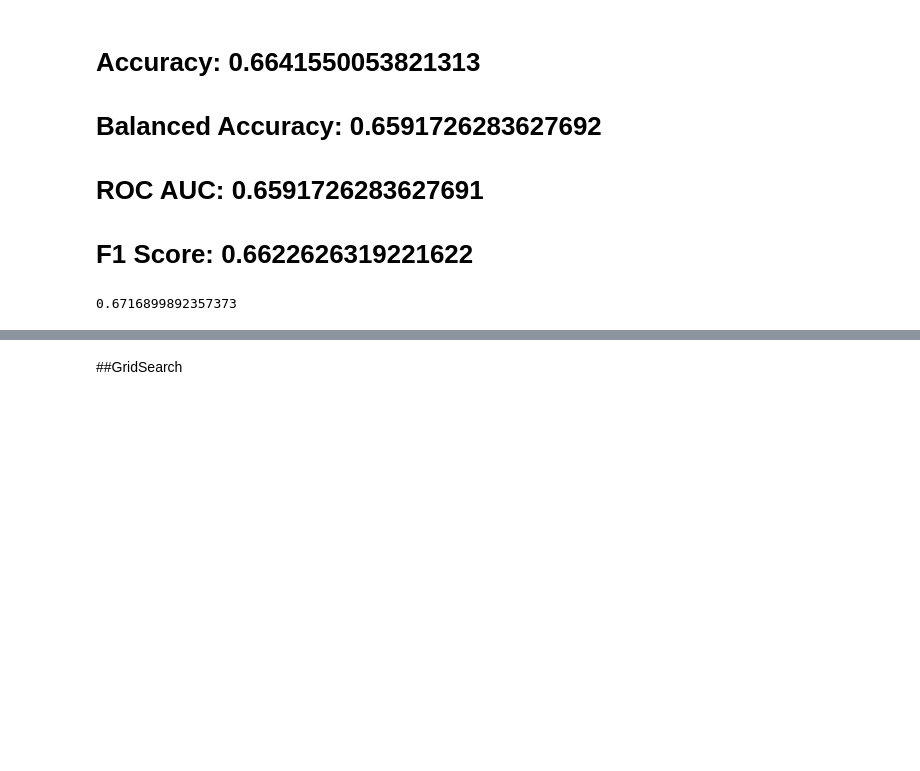
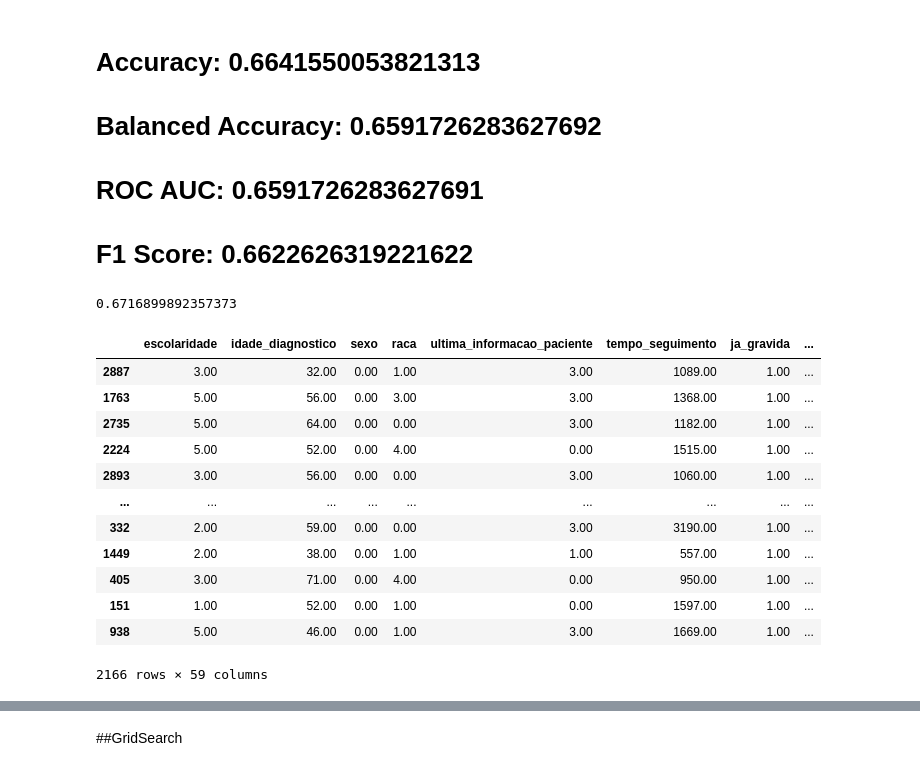
Before and after one commit to 2023M3T5-Inteli/grupo1, a Jupyter notebook: notebooks/Candidate_Model_Genesis.ipynb, the cells around one changed output, grey strips where cells are left out. Saved outputs shown, nothing was run; the diff lists cells and outputs as text; code cells hidden in the pictures; blank space fills up the shorter version.

```diff
--- a/notebooks/Candidate_Model_Genesis.ipynb
+++ b/notebooks/Candidate_Model_Genesis.ipynb
@@ -215,3 +224,19 @@ clf.fit(X_train, y_train)
 clf.score(X_test, y_test)
 # %% [output]
 0.6716899892357373
+# %%
+X_train
+# %% [output]
+|  | escolaridade | idade_diagnostico | sexo | raca | ultima_informacao_paciente | tempo_seguimento | ja_gravida | ... |
+| 2887 | 3.00 | 32.00 | 0.00 | 1.00 | 3.00 | 1089.00 | 1.00 | ... |
+| 1763 | 5.00 | 56.00 | 0.00 | 3.00 | 3.00 | 1368.00 | 1.00 | ... |
+| 2735 | 5.00 | 64.00 | 0.00 | 0.00 | 3.00 | 1182.00 | 1.00 | ... |
+| 2224 | 5.00 | 52.00 | 0.00 | 4.00 | 0.00 | 1515.00 | 1.00 | ... |
+| 2893 | 3.00 | 56.00 | 0.00 | 0.00 | 3.00 | 1060.00 | 1.00 | ... |
+| ... | ... | ... | ... | ... | ... | ... | ... | ... |
+| 332 | 2.00 | 59.00 | 0.00 | 0.00 | 3.00 | 3190.00 | 1.00 | ... |
+| 1449 | 2.00 | 38.00 | 0.00 | 1.00 | 1.00 | 557.00 | 1.00 | ... |
+| 405 | 3.00 | 71.00 | 0.00 | 4.00 | 0.00 | 950.00 | 1.00 | ... |
+| 151 | 1.00 | 52.00 | 0.00 | 1.00 | 0.00 | 1597.00 | 1.00 | ... |
+| 938 | 5.00 | 46.00 | 0.00 | 1.00 | 3.00 | 1669.00 | 1.00 | ... |
+2166 rows × 59 columns
```
Also changed, not shown: parts of 11 cells of this notebook.
